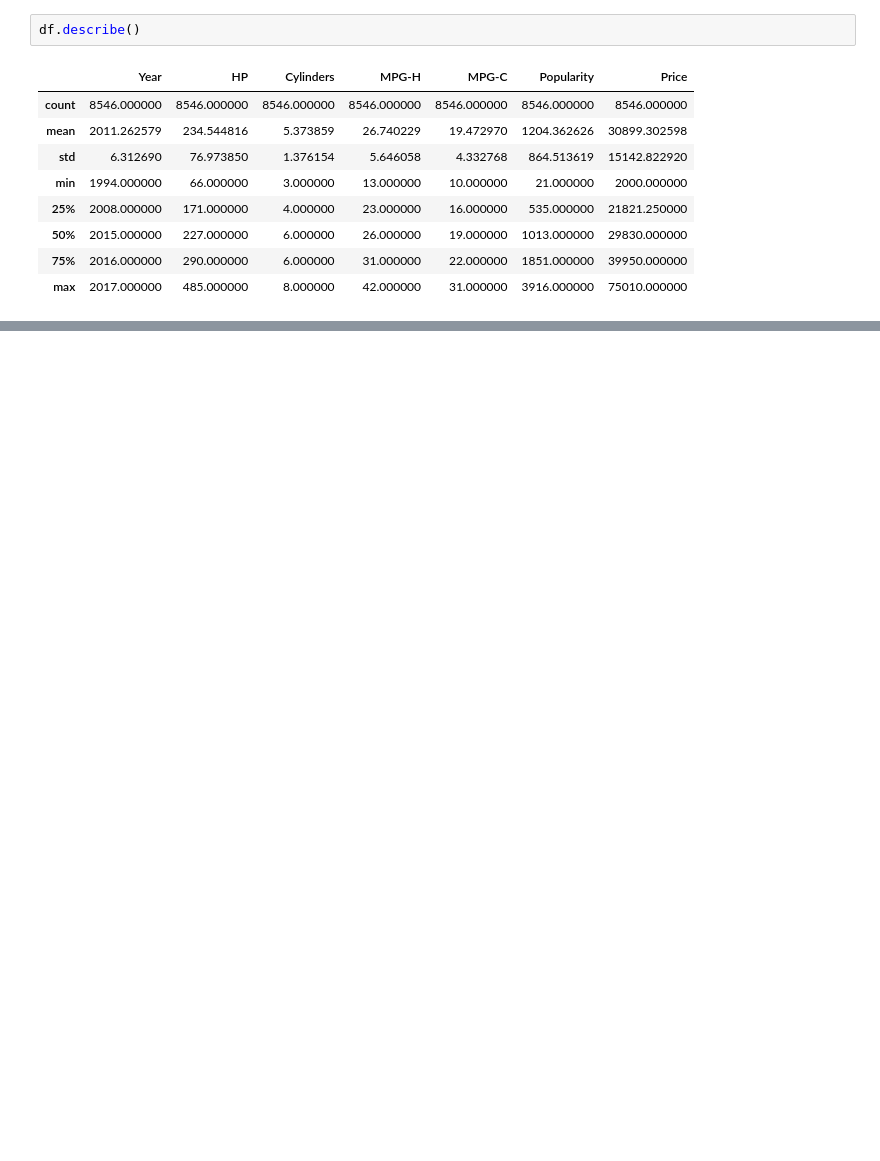
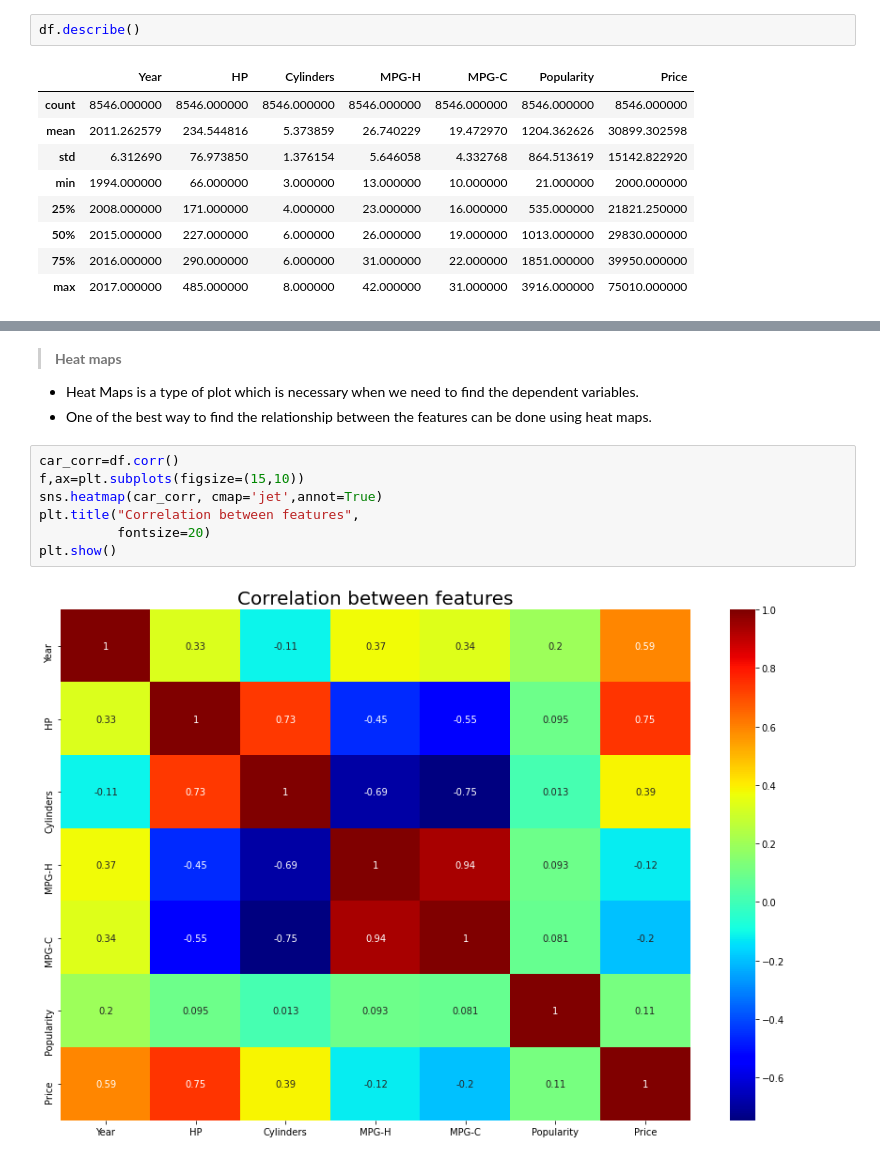
Before and after one commit to adityadeo99/EDA-on-cars, a Jupyter notebook: Exploratory_data_analysis_on_cars.ipynb, the cells around one changed output, grey strips where cells are left out. Cells and saved outputs as stored; diff of their text form; blank space fills up the shorter version.

```diff
--- a/Exploratory_data_analysis_on_cars.ipynb
+++ b/Exploratory_data_analysis_on_cars.ipynb
@@ -387,0 +493,14 @@ Volkswagen  29032.817476
+# %% [markdown]
+> **Heat maps**
+
+* Heat Maps is a type of plot which is necessary when we need to find the dependent variables.
+* One of the best way to find the relationship between the features can be done using heat maps.
+# %%
+car_corr=df.corr()
+f,ax=plt.subplots(figsize=(15,10))
+sns.heatmap(car_corr, cmap='jet',annot=True)
+plt.title("Correlation between features",
+          fontsize=20)
+plt.show()
+# %% [output]
+[figure, added]
```
Also changed, not shown: parts of 138 cells of this notebook.
